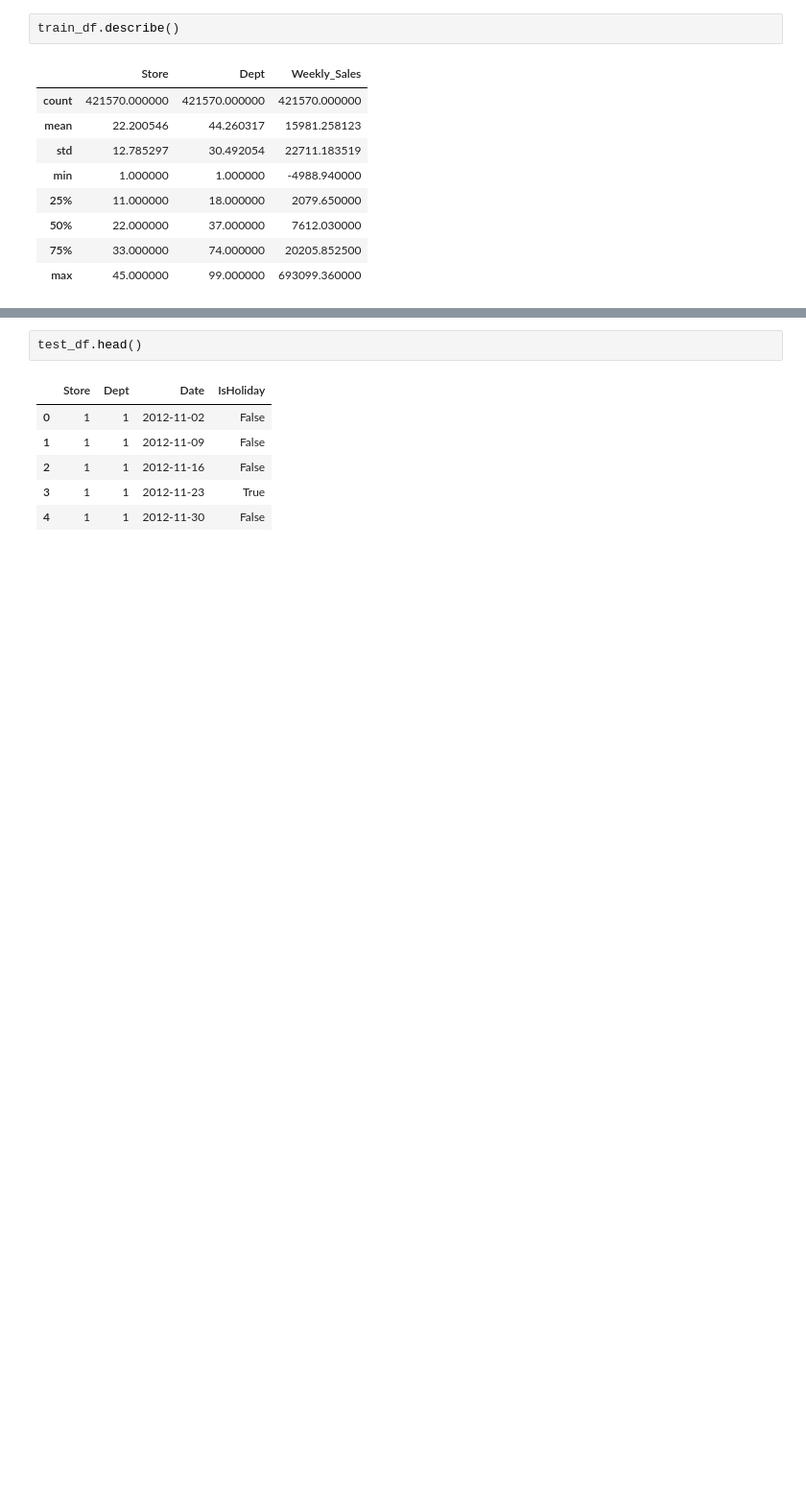
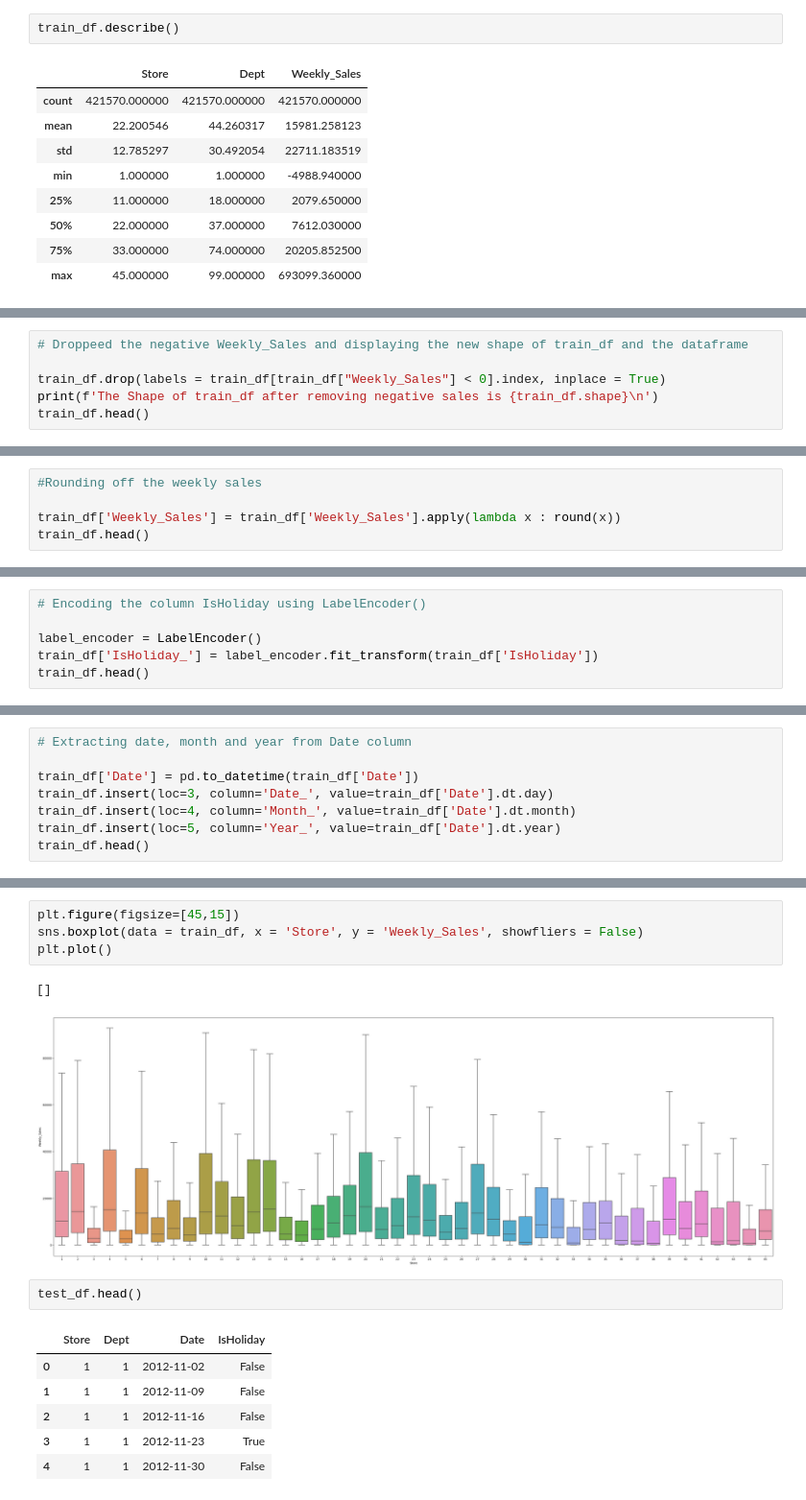
Before and after one commit to SamNijin/Walmart-Data-Analysis-Visualization, a Jupyter notebook: Walmart-Data-Analysis-Visualization.ipynb, the cells around one changed output, grey strips where cells are left out. Shown at 96% size. Cells and saved outputs as stored; diff of their text form; blank space fills up the shorter version.

Commit message:
train_df Preprocessing completed

```diff
--- a/Walmart-Data-Analysis-Visualization.ipynb
+++ b/Walmart-Data-Analysis-Visualization.ipynb
@@ -65,0 +87,6 @@ plt.show()
+# %%
+# Droppeed the negative Weekly_Sales and displaying the new shape of train_df and the dataframe
+
+train_df.drop(labels = train_df[train_df["Weekly_Sales"] < 0].index, inplace = True)
+print(f'The Shape of train_df after removing negative sales is {train_df.shape}\n')
+train_df.head()
@@ -65,0 +101,5 @@ plt.show()
+# %%
+#Rounding off the weekly sales
+
+train_df['Weekly_Sales'] = train_df['Weekly_Sales'].apply(lambda x : round(x))
+train_df.head()
@@ -65,0 +119,6 @@ plt.show()
+# %%
+# Encoding the column IsHoliday using LabelEncoder()
+
+label_encoder = LabelEncoder()
+train_df['IsHoliday_'] = label_encoder.fit_transform(train_df['IsHoliday'])
+train_df.head()
@@ -65,0 +132,8 @@ plt.show()
+# %%
+# Extracting date, month and year from Date column
+
+train_df['Date'] = pd.to_datetime(train_df['Date'])
+train_df.insert(loc=3, column='Date_', value=train_df['Date'].dt.day)
+train_df.insert(loc=4, column='Month_', value=train_df['Date'].dt.month)
+train_df.insert(loc=5, column='Year_', value=train_df['Date'].dt.year)
+train_df.head()
@@ -66,3 +169,10 @@ plt.show()
+# %%
+plt.figure(figsize=[45,15])
+sns.boxplot(data = train_df, x = 'Store', y = 'Weekly_Sales', showfliers = False)
+plt.plot()
+# %% [output]
+[]
+[figure, added]
 # %%
 test_df.head()
 # %% [output]
```
Also changed, not shown: parts of 19 cells of this notebook.
